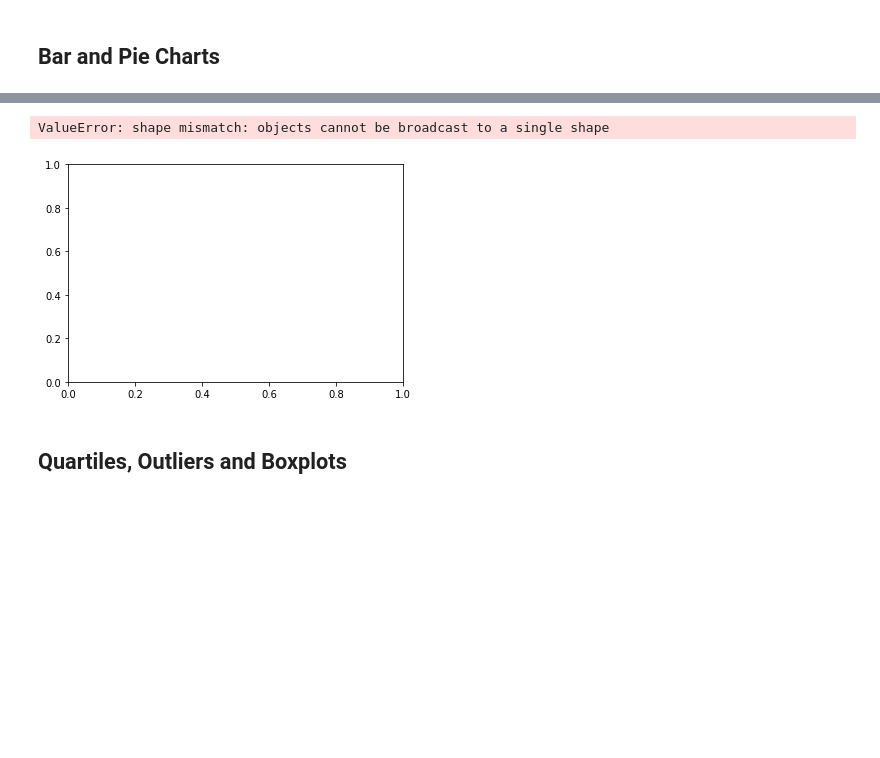
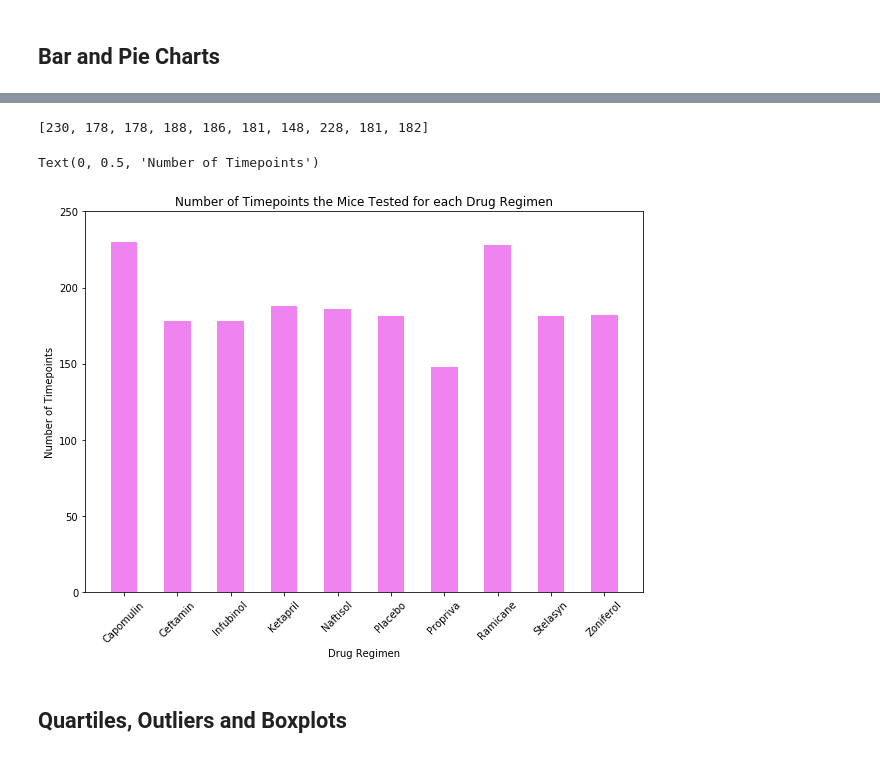
Before and after one commit to crebello711/Matplotlib-The-Power-of-Plots, a Jupyter notebook: pymaceuticals_starter.ipynb, the cells around one changed output, grey strips where cells are left out. Cells and saved outputs as stored; diff of their text form; code cells hidden in the pictures; blank space fills up the shorter version.

```diff
--- a/pymaceuticals_starter.ipynb
+++ b/pymaceuticals_starter.ipynb
@@ -224,12 +224,25 @@ Text(0, 0.5, 'Number of Timepoints')
-# %%
-# Generate a bar plot showing the total number of timepoints for all mice tested for each drug regimen using pyplot.
-
-x_axis =cleaned_mouseStudy_df.groupby("Drug Regimen").count()['Timepoint']
-
-bar_pyplot = plt.bar(x_axis, cleaned_mouseStudy_df['Timepoint'], color="violet", align="center")
-# %% [output]
-ValueError: shape mismatch: objects cannot be broadcast to a single shape
-[figure, removed]
+# %%
+# Generate a bar plot showing the total number of timepoints for all mice tested for each drug regimen using pyplot.
+listRegimen=numTimepointsPerDrug.tolist()
+print(listRegimen)
+
+#set the tick locations and plot the graph
+x_axis =np.arange(len(listRegimen))
+plt.figure(figsize=(10,7))
+plt.bar(x_axis,listRegimen,color="violet",align="center",width = 0.5)
+tick_locations =[value for value in x_axis]
+plt.xticks(tick_locations, ["Capomulin", "Ceftamin", "Infubinol", "Ketapril", "Naftisol","Placebo","Propriva","Ramicane","Stelasyn","Zoniferol"],rotation=45)
+
+
+#set limit of y- axis,print the labels and title
+plt.ylim(0,max(listRegimen)+20)
+plt.title("Number of Timepoints the Mice Tested for each Drug Regimen")
+plt.xlabel("Drug Regimen")
+plt.ylabel("Number of Timepoints")
+# %% [output]
+[230, 178, 178, 188, 186, 181, 148, 228, 181, 182]
+Text(0, 0.5, 'Number of Timepoints')
+[figure, added]
 # %%
 # Generate a pie plot showing the distribution of female versus male mice using Pandas
 # %%
```
Also changed, not shown: parts of 1 cell of this notebook.
